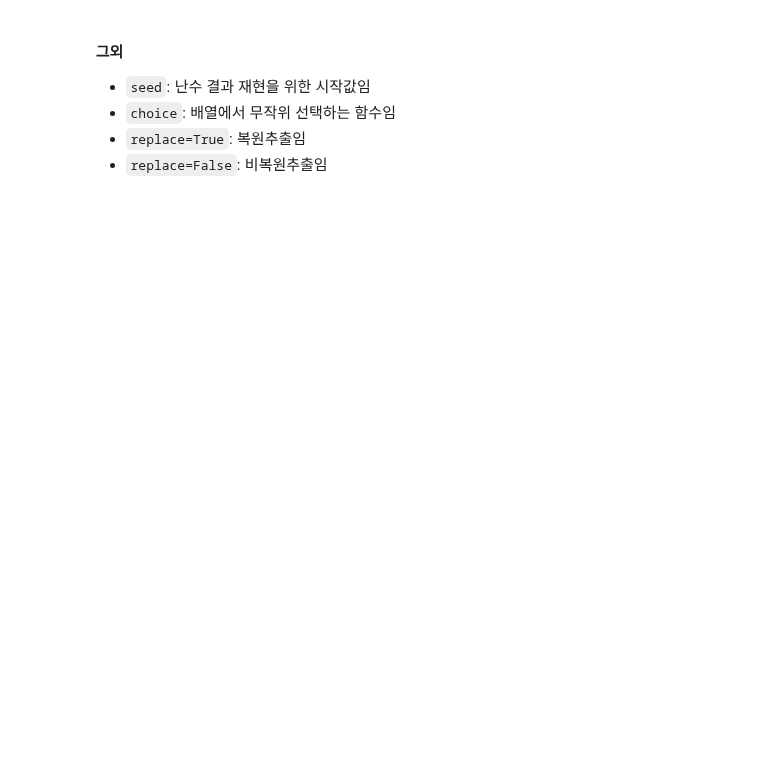
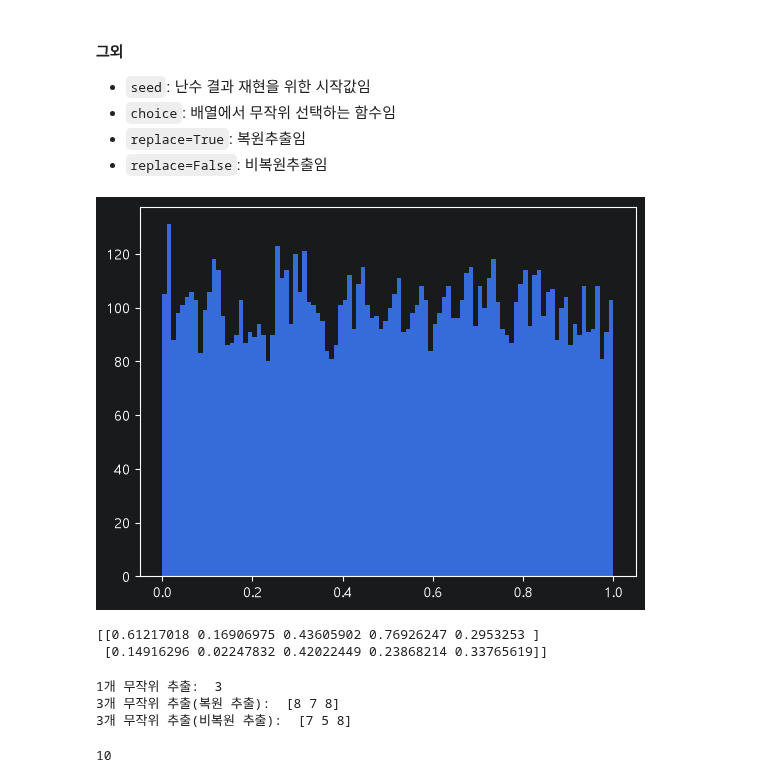
Before and after one commit to shju0924-ai/05_data_analysis, a Jupyter notebook: 01_numpy/04_statistics.ipynb, the cells around one changed output. Saved outputs shown, nothing was run; the diff lists cells and outputs as text; code cells hidden in the pictures; blank space fills up the shorter version.

```diff
--- a/01_numpy/04_statistics.ipynb
+++ b/01_numpy/04_statistics.ipynb
@@ -254,3 +395,43 @@ print("표준 편차: ", np.std(scores, ddof=1))
 - `choice`: 배열에서 무작위 선택하는 함수임
 - `replace=True`: 복원추출임
 - `replace=False`: 비복원추출임
+# %%
+# np.random.randn(size) : 0 ~ 1 사이 균등분포 난수 생성
+arr = np.random.rand(10000)
+plt.hist(arr, bins=100)
+plt.show()
+# %% [output]
+[figure, added]
+# %%
+# seed: 난수생성 결과를 재현하기 위한 시작 값
+np.random.seed(111)
+random_values = np.random.rand(2,5)
+print(random_values)
+# %% [output]
+[[0.61217018 0.16906975 0.43605902 0.76926247 0.2953253 ]
+ [0.14916296 0.02247832 0.42022449 0.23868214 0.33765619]]
+# %%
+# np.random.choice(ndarray) : 배열 내에서 무작위 값 추출
+arr = np.array([10, 3, 5, 7, 8, 9])
+print("1개 무작위 추출: ", np.random.choice(arr))
+
+# np.random.choice(ndarray, size)
+# - 배열 내에서 무작위 값을 size 만큼 추출
+# - replace = Ture -> 복원추출(기본값)
+# - replace = False -> 비복원추출
+print("3개 무작위 추출(복원 추출): ", np.random.choice(arr, size=3))
+print("3개 무작위 추출(비복원 추출): ",
+      np.random.choice(arr, size=3, replace=False))
+# %% [output]
+1개 무작위 추출:  3
+3개 무작위 추출(복원 추출):  [8 7 8]
+3개 무작위 추출(비복원 추출):  [7 5 8]
+# %%
+# np.random.choice(ndarray, p)
+# p인자 : 각 값이 선택될 확률을 직접 지정
+# 확률 목록의 합은 1이 되어야 하며, 확률 요소의 개수는 ndarray이 같아야함
+
+probs = [0.8, 0.05, 0.05, 0.05, 0.025, 0.025]
+print(np.random.choice(arr, p=probs))
+# %% [output]
+10
```
Also changed, not shown: parts of 9 cells of this notebook, 2 other files.
